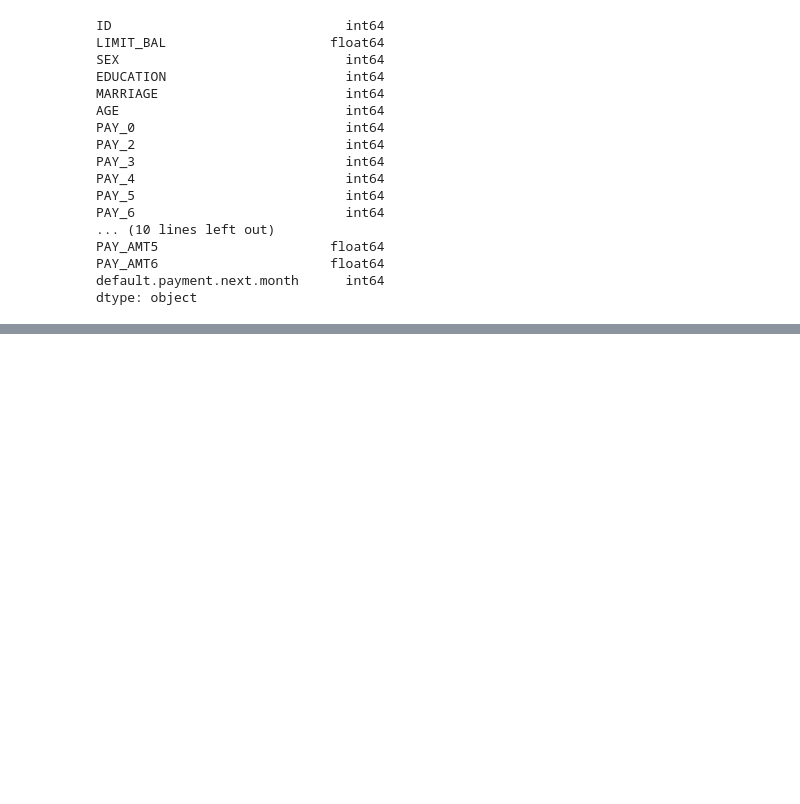
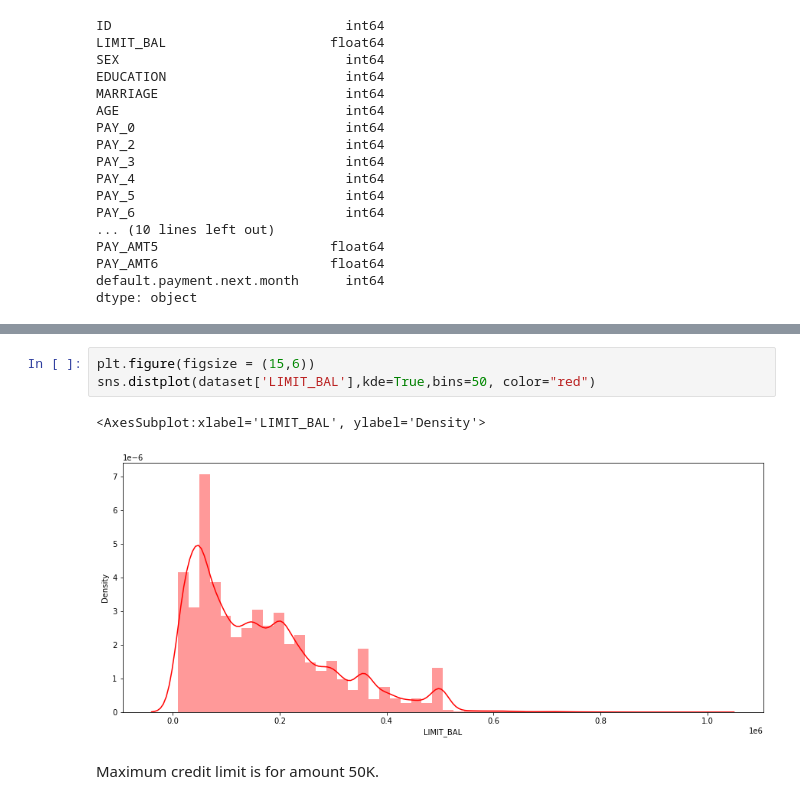
Before and after one commit to iamaakashpal/Credit-Card-Default-Prediction-EDA-and-FE, a Jupyter notebook: 1 EDA.ipynb, the cells around one changed output, grey strips where cells are left out. Drawn from its saved outputs; the diff is of its cells as text; blank space fills up the shorter version.

```diff
--- a/1 EDA.ipynb
+++ b/1 EDA.ipynb
@@ -254,0 +300,8 @@ dtype: object
+# %%
+plt.figure(figsize = (15,6))
+sns.distplot(dataset['LIMIT_BAL'],kde=True,bins=50, color="red")
+# %% [output]
+<AxesSubplot:xlabel='LIMIT_BAL', ylabel='Density'>
+[figure, added]
+# %% [markdown]
+Maximum credit limit is for amount 50K.
```
Also changed, not shown: parts of 21 cells of this notebook.
